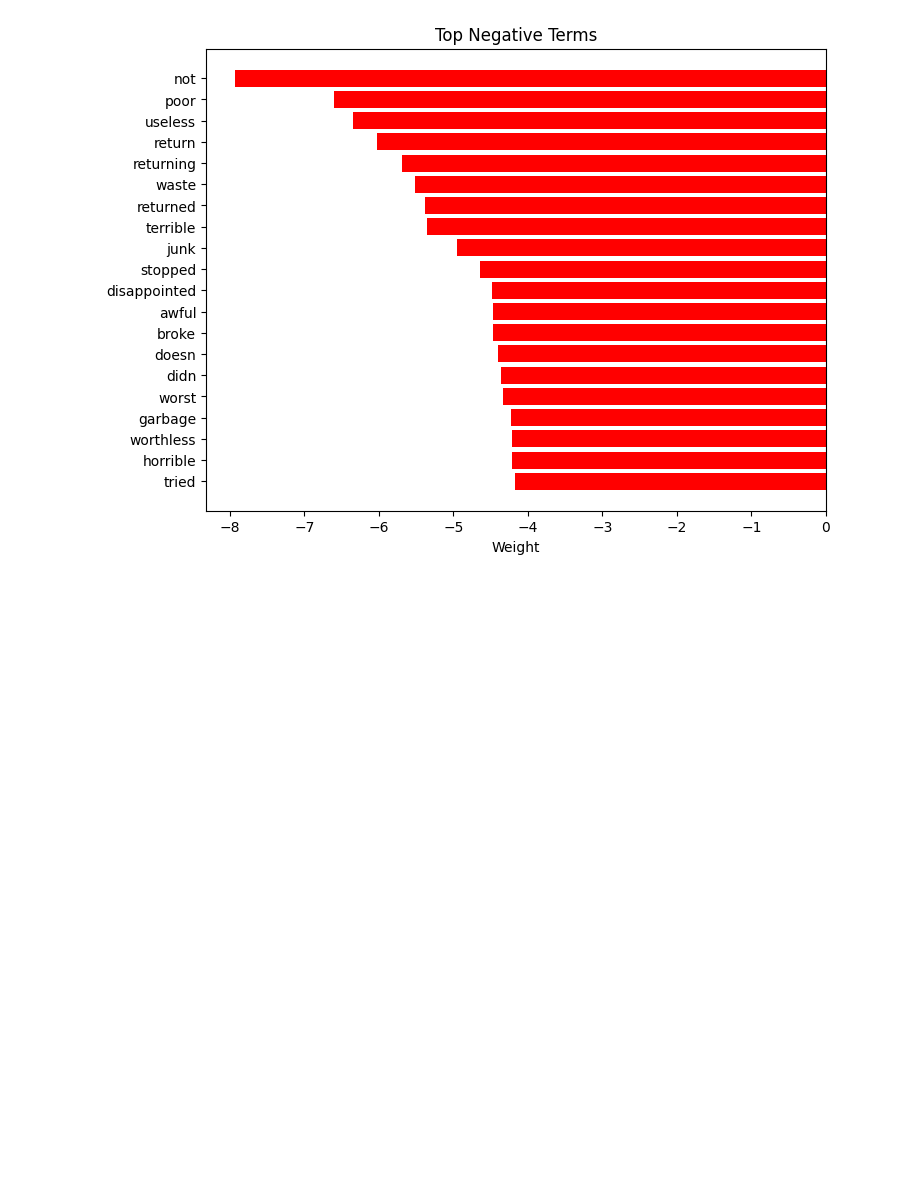
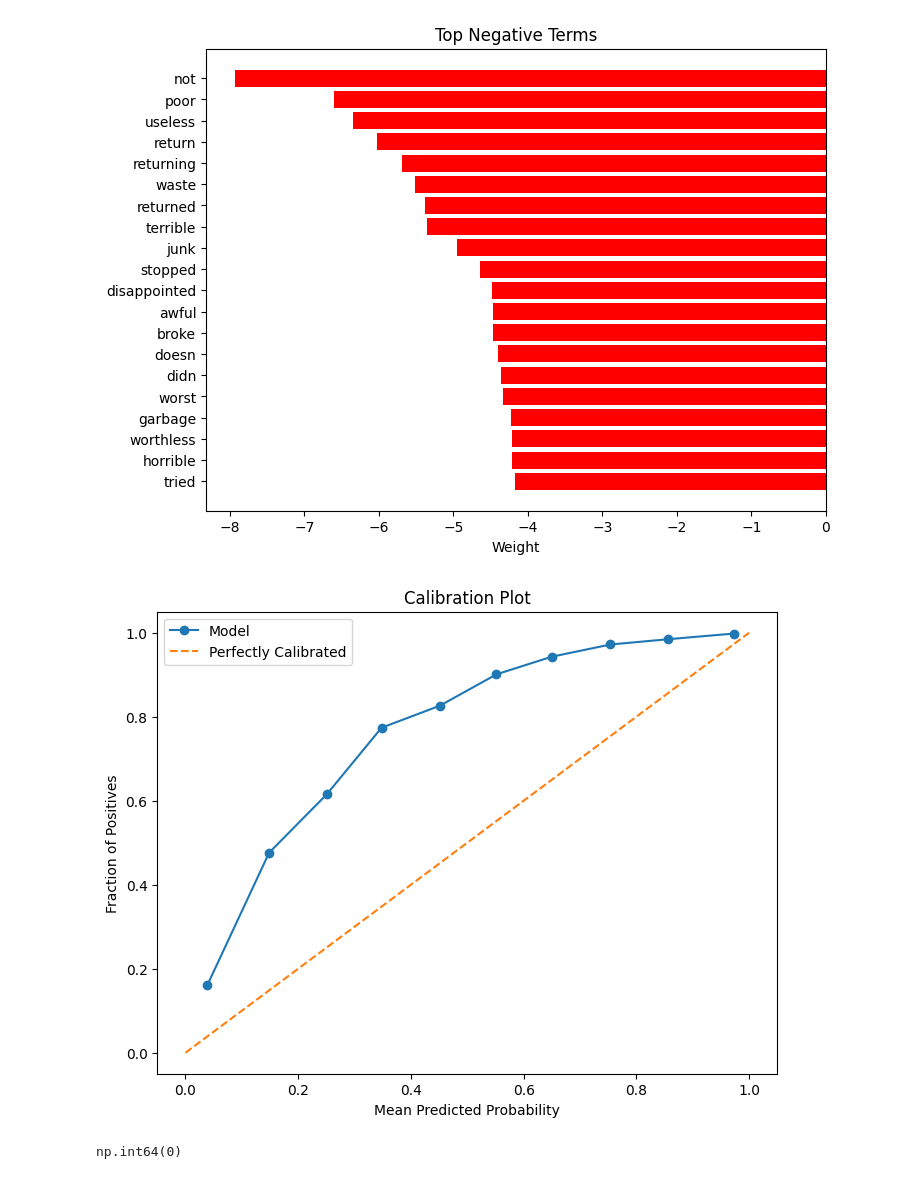
Before and after one commit to trandamkhanh311207-glitch/amazon-sentiment-analysis, a Jupyter notebook: notebooks/main.ipynb, the cells around one changed output. Cells and saved outputs as stored; diff of their text form; code cells hidden in the pictures; blank space fills up the shorter version.

```diff
--- a/notebooks/main.ipynb
+++ b/notebooks/main.ipynb
@@ -736,3 +1063,19 @@ plt.savefig("../results/figures/top_negative_terms.png", dpi=300, bbox_inches="t
 plt.show()
 # %% [output]
 [figure]
+# %%
+from sklearn.calibration import calibration_curve
+import matplotlib.pyplot as plt
+
+prob_true, prob_pred = calibration_curve(y_test_binary, y_probs, n_bins=10)
+plt.figure(figsize=(8, 6))
+plt.plot(prob_pred, prob_true, marker='o', label="Model")
+plt.plot([0, 1], [0, 1], linestyle = "--", label="Perfectly Calibrated")
+plt.xlabel("Mean Predicted Probability")
+plt.ylabel("Fraction of Positives")
+plt.title("Calibration Plot")
+plt.savefig("../results/figures/calibration_plot.png", dpi=300, bbox_inches="tight")
+plt.legend()
+plt.show()
+# %% [output]
+[figure, added]
@@ -738,0 +1087,4 @@ plt.show()
+# %%
+(misclassified["true_label"] == misclassified["predicted_label"]).sum()
+# %% [output]
+np.int64(0)
```
Also changed, not shown: parts of 27 cells of this notebook, 7 other files.
